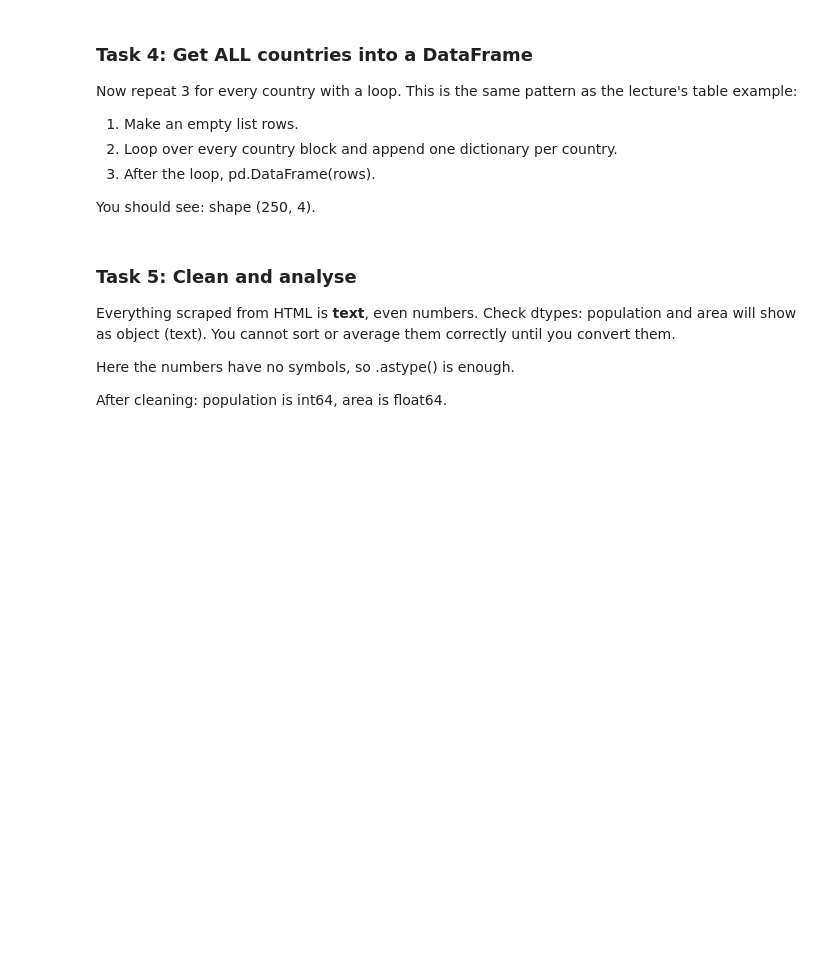
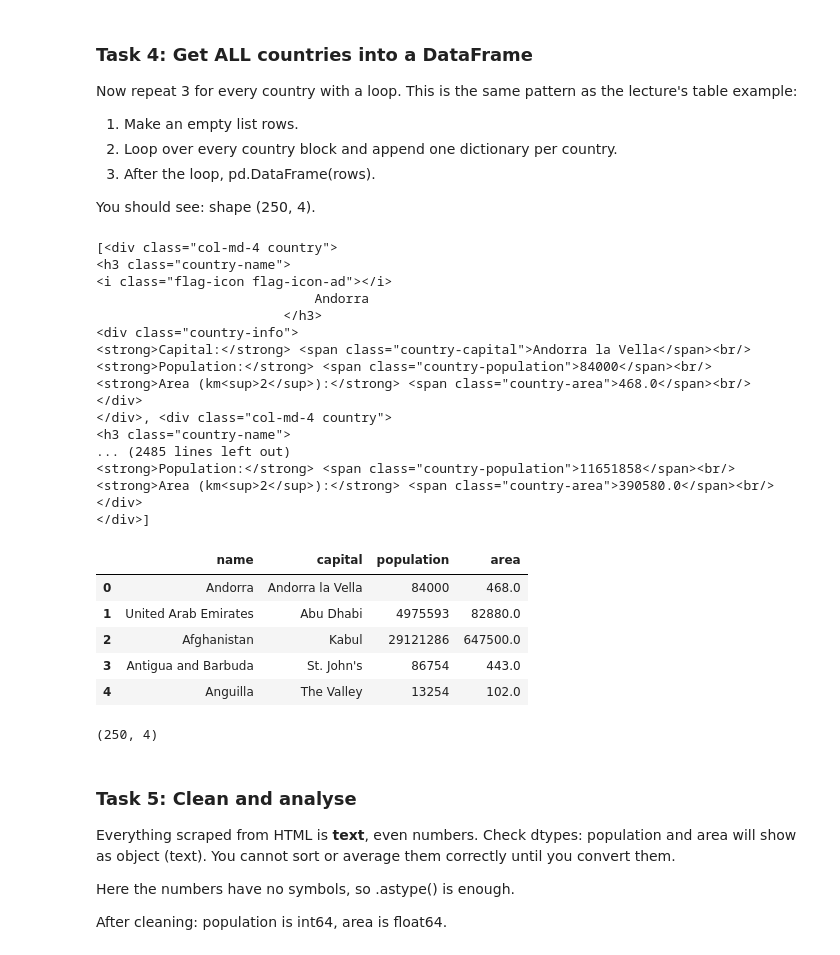
Before and after one commit to Aniket-cmd-tech/3rd-sem-1593-LAB, a Jupyter notebook: Fetching_Data_From_The_Web.ipynb, the cells around one changed output. Drawn from its saved outputs; the diff is of its cells as text; code cells hidden in the pictures; blank space fills up the shorter version.

```diff
--- a/Fetching_Data_From_The_Web.ipynb
+++ b/Fetching_Data_From_The_Web.ipynb
@@ -154,7 +278,13 @@ Remember:
 You should see: Status code: 200 and a page title that starts with Countries of the World.
 # %%
 # Store "https://www.scrapethissite.com/pages/simple/" in page_url
+response=requests.get("https://www.scrapethissite.com/pages/simple/")
 # request the web page and print the status code
+print(response.status_code)
 # Print the first 300 characters of response.text
+print(response.text[:300])
 # parse it using beautiful soup
+soup=BeautifulSoup(response.text,'html.parser')
 # find title of the web page
+# print(soup.title)
+print(soup.find('title').get_text(strip=True))
@@ -165,9 +306,16 @@ Before writing a loop, get the first country right. Search **inside** that one c
 
 You should see: Andorra, Andorra la Vella, 84000, 468.0
 # %%
-# find the first div block of the country and store in first
+# find the first div block of the country and store in
+first=soup.find('div',class_='country')
+print(first)
 # store country name in name
+name=first.find('h3',class_='country-name').get_text(strip=True)
 # store capital name in capital
+capital=first.find('span',class_='country-capital').get_text(strip=True)
 # store population
+population=first.find('span',class_='country-population').get_text(strip=True)
 # store area
+area=first.find('span',class_='country-area').get_text(strip=True)
 # print all four
+print(name,capital,population,area)
@@ -183,9 +344,46 @@ Now repeat 3 for every country with a loop. This is the same pattern as the lect
 You should see: shape (250, 4).
 # %%
 # do the same step for all countries using find all method
+countries=soup.find_all('div',class_='country')
+print(countries)
 # use iterator to get details of each country one by one
+rows=[]
+for country in countries:
+    name=country.find('h3',class_='country-name').get_text(strip=True)
+    capital=country.find('span',class_='country-capital').get_text(strip=True)
+    population=country.find('span',class_='country-population').get_text(strip=True)
+    area=country.find('span',class_='country-area').get_text(strip=True)
 # convert into dataframe
+    rows.append({'name':name,'capital':capital,'population':population,'area':area})
+countries_df=pd.DataFrame(rows)
 # display the head and shape
+display(countries_df.head())
+print(countries_df.shape)
+# %% [output]
+[<div class="col-md-4 country">
+<h3 class="country-name">
+<i class="flag-icon flag-icon-ad"></i>
+                            Andorra
+                        </h3>
+<div class="country-info">
+<strong>Capital:</strong> <span class="country-capital">Andorra la Vella</span><br/>
+<strong>Population:</strong> <span class="country-population">84000</span><br/>
+<strong>Area (km<sup>2</sup>):</strong> <span class="country-area">468.0</span><br/>
+</div>
+</div>, <div class="col-md-4 country">
+<h3 class="country-name">
+... (2485 lines left out)
+<strong>Population:</strong> <span class="country-population">11651858</span><br/>
+<strong>Area (km<sup>2</sup>):</strong> <span class="country-area">390580.0</span><br/>
+</div>
+</div>]
+|  | name | capital | population | area |
+| 0 | Andorra | Andorra la Vella | 84000 | 468.0 |
+| 1 | United Arab Emirates | Abu Dhabi | 4975593 | 82880.0 |
+| 2 | Afghanistan | Kabul | 29121286 | 647500.0 |
+| 3 | Antigua and Barbuda | St. John's | 86754 | 443.0 |
+| 4 | Anguilla | The Valley | 13254 | 102.0 |
+(250, 4)
 # %% [markdown]
 ### Task 5: Clean and analyse
 
```
Also changed, not shown: parts of 11 cells of this notebook.
